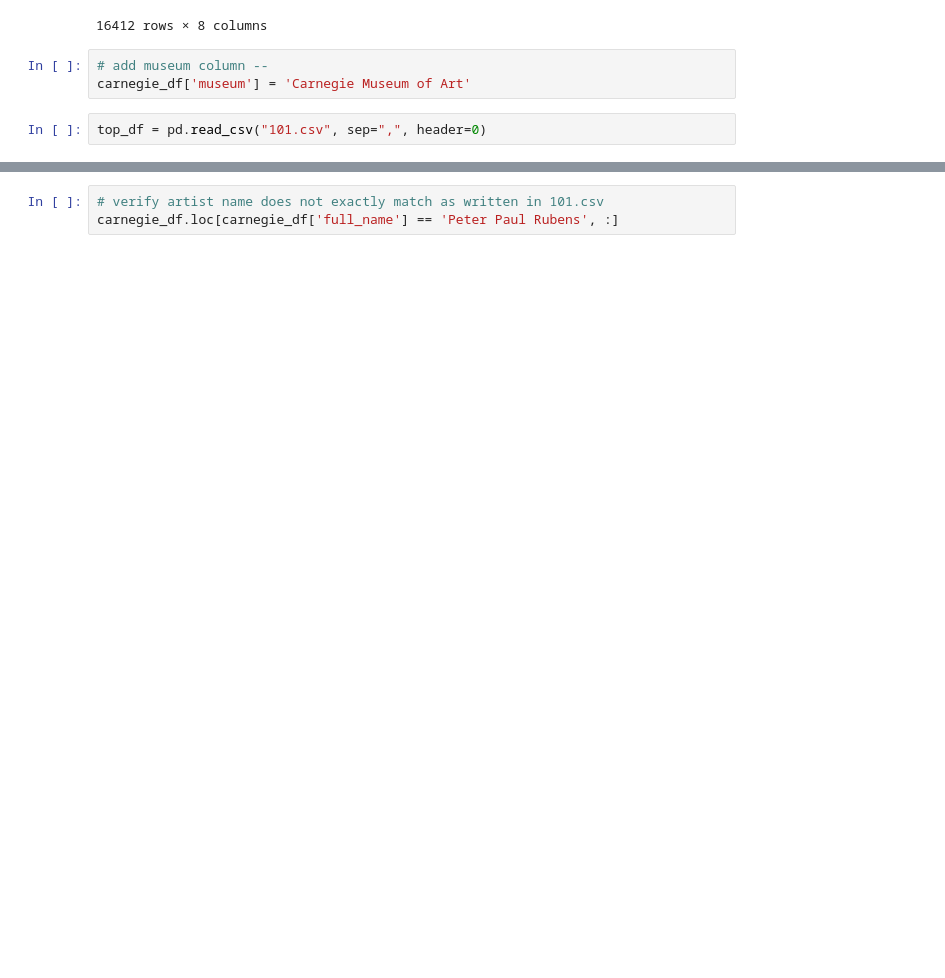
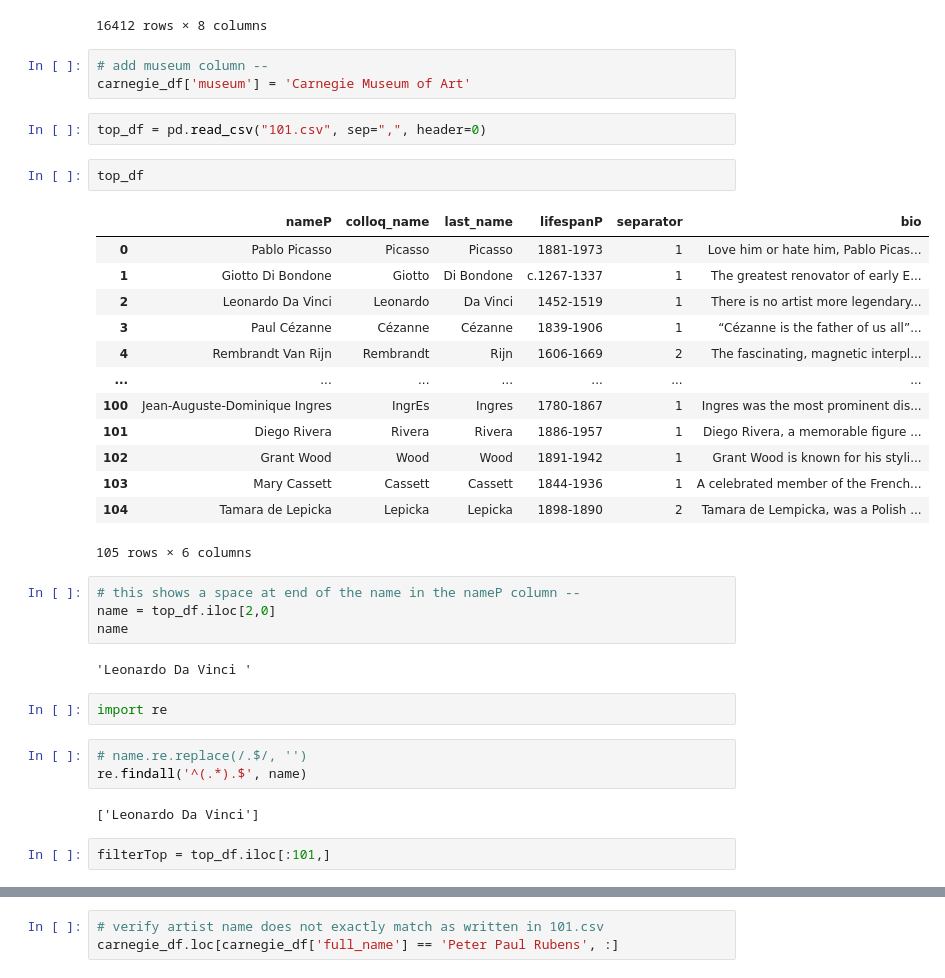
Before and after one commit to RPleasnick/project-3, a Jupyter notebook: further_clean.ipynb, the cells around one changed output, grey strips where cells are left out. Cells and saved outputs as stored; diff of their text form; blank space fills up the shorter version.

Commit message:
updated ppoint and fixed carnegie filter

```diff
--- a/further_clean.ipynb
+++ b/further_clean.ipynb
@@ -28,3 +28,34 @@ carnegie_df
 carnegie_df['museum'] = 'Carnegie Museum of Art'
 # %%
 top_df = pd.read_csv("101.csv", sep=",", header=0)
+# %%
+top_df
+# %% [output]
+|  | nameP | colloq_name | last_name | lifespanP | separator | bio |
+| 0 | Pablo Picasso | Picasso | Picasso | 1881-1973 | 1 | Love him or hate him, Pablo Picas... |
+| 1 | Giotto Di Bondone | Giotto | Di Bondone | c.1267-1337 | 1 | The greatest renovator of early E... |
+| 2 | Leonardo Da Vinci | Leonardo | Da Vinci | 1452-1519 | 1 | There is no artist more legendary... |
+| 3 | Paul Cézanne | Cézanne | Cézanne | 1839-1906 | 1 | “Cézanne is the father of us all”... |
+| 4 | Rembrandt Van Rijn | Rembrandt | Rijn | 1606-1669 | 2 | The fascinating, magnetic interpl... |
+| ... | ... | ... | ... | ... | ... | ... |
+| 100 | Jean-Auguste-Dominique Ingres | IngrEs | Ingres | 1780-1867 | 1 | Ingres was the most prominent dis... |
+| 101 | Diego Rivera | Rivera | Rivera | 1886-1957 | 1 | Diego Rivera, a memorable figure ... |
+| 102 | Grant Wood | Wood | Wood | 1891-1942 | 1 | Grant Wood is known for his styli... |
+| 103 | Mary Cassett | Cassett | Cassett | 1844-1936 | 1 | A celebrated member of the French... |
+| 104 | Tamara de Lepicka | Lepicka | Lepicka | 1898-1890 | 2 | Tamara de Lempicka, was a Polish ... |
+105 rows × 6 columns
+# %%
+# this shows a space at end of the name in the nameP column --
+name = top_df.iloc[2,0]
+name
+# %% [output]
+'Leonardo Da Vinci '
+# %%
+import re
+# %%
+# name.re.replace(/.$/, '')
+re.findall('^(.*).$', name)
+# %% [output]
+['Leonardo Da Vinci']
+# %%
+filterTop = top_df.iloc[:101,]
```
Also changed, not shown: parts of 4 cells of this notebook, 4 other files.
